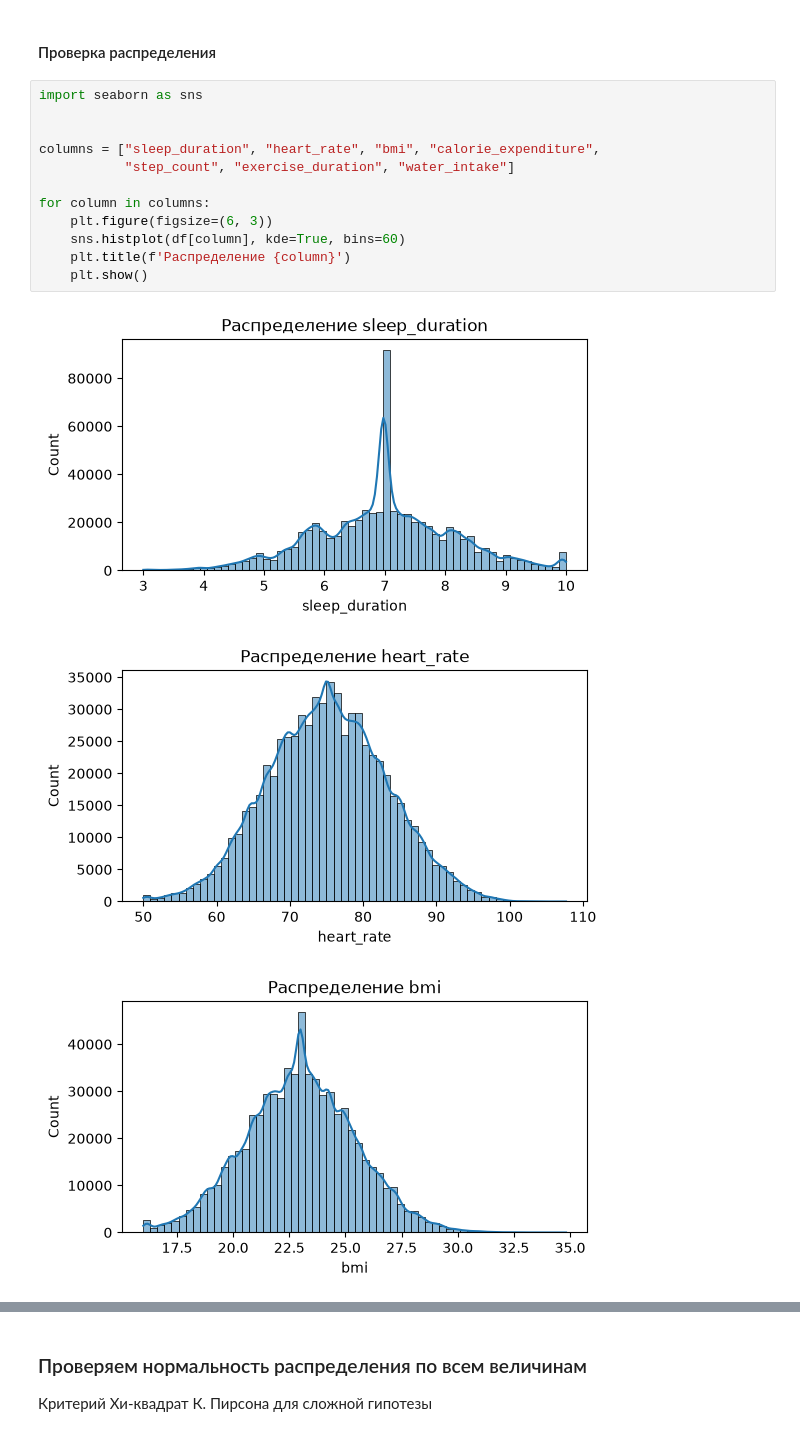
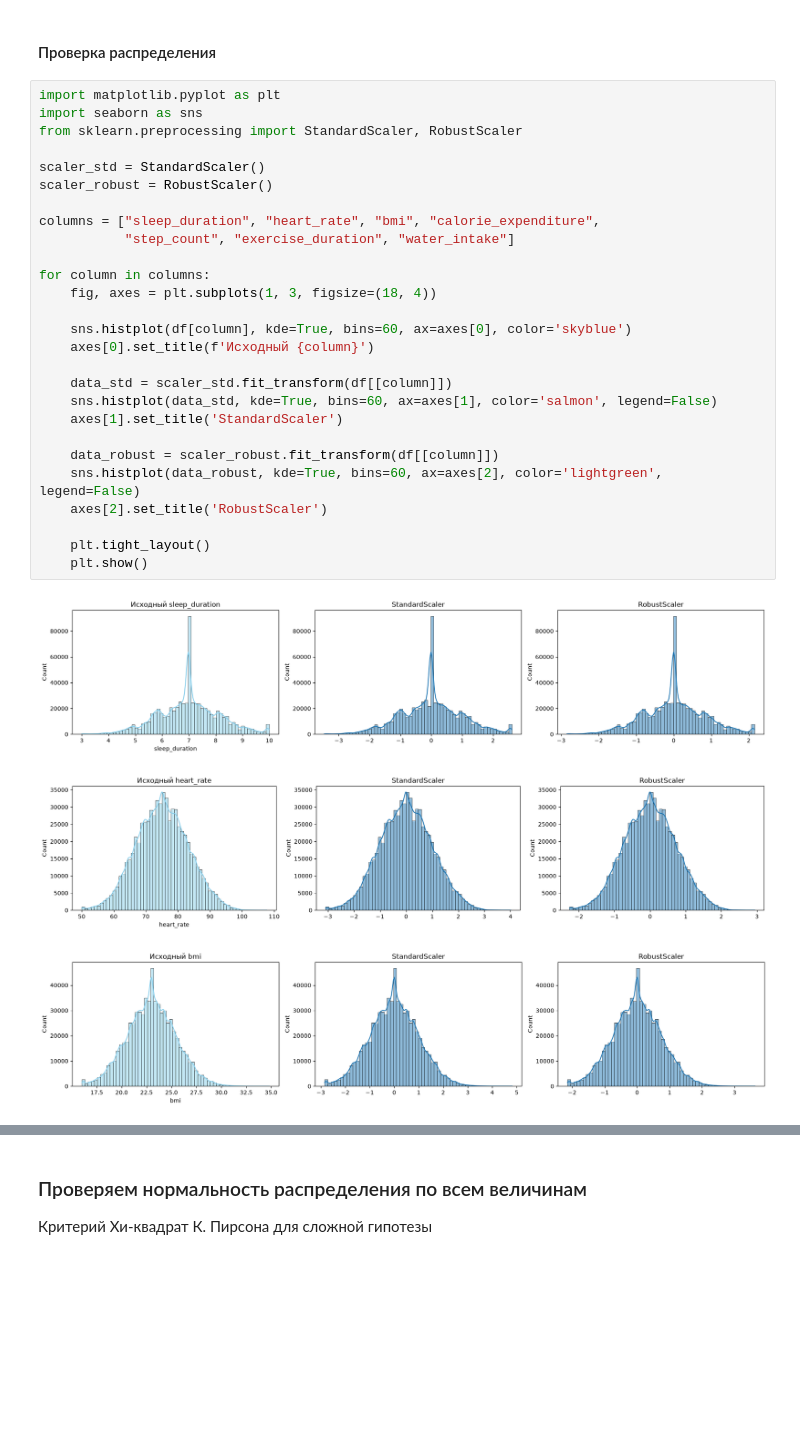
Before and after one commit to IlyaLyamin/Kaggle_students_health, a Jupyter notebook: additional.ipynb, the cells around one changed output, grey strips where cells are left out. Saved outputs shown, nothing was run; the diff lists cells and outputs as text; blank space fills up the shorter version.

```diff
--- a/additional.ipynb
+++ b/additional.ipynb
@@ -127,18 +127,33 @@ dtype: int64
 # %% [markdown]
 #### Проверка распределения
 # %%
+import matplotlib.pyplot as plt
 import seaborn as sns
+from sklearn.preprocessing import StandardScaler, RobustScaler
 
+scaler_std = StandardScaler()
+scaler_robust = RobustScaler()
 
 columns = ["sleep_duration", "heart_rate", "bmi", "calorie_expenditure",
            "step_count", "exercise_duration", "water_intake"]
 
 for column in columns:
-    plt.figure(figsize=(6, 3))
-    sns.histplot(df[column], kde=True, bins=60)
-    plt.title(f'Распределение {column}')
+    fig, axes = plt.subplots(1, 3, figsize=(18, 4))
+
+    sns.histplot(df[column], kde=True, bins=60, ax=axes[0], color='skyblue')
+    axes[0].set_title(f'Исходный {column}')
+
+    data_std = scaler_std.fit_transform(df[[column]])
+    sns.histplot(data_std, kde=True, bins=60, ax=axes[1], color='salmon', legend=False)
+    axes[1].set_title('StandardScaler')
+
+    data_robust = scaler_robust.fit_transform(df[[column]])
+    sns.histplot(data_robust, kde=True, bins=60, ax=axes[2], color='lightgreen', legend=False)
+    axes[2].set_title('RobustScaler')
+
+    plt.tight_layout()
     plt.show()
 # %% [output]
-[figure, old version]
+[figure, new version]
-[figure, old version]
+[figure, new version]
-[figure, old version]
+[figure, new version]
```
Also changed, not shown: parts of 1 cell of this notebook, 1 other file.
